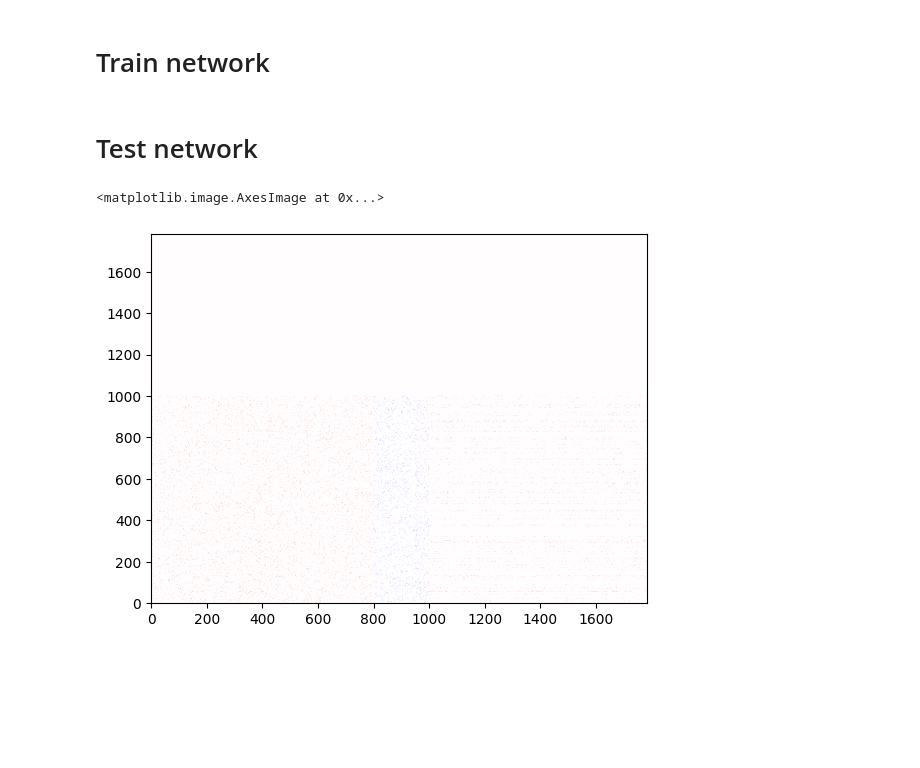
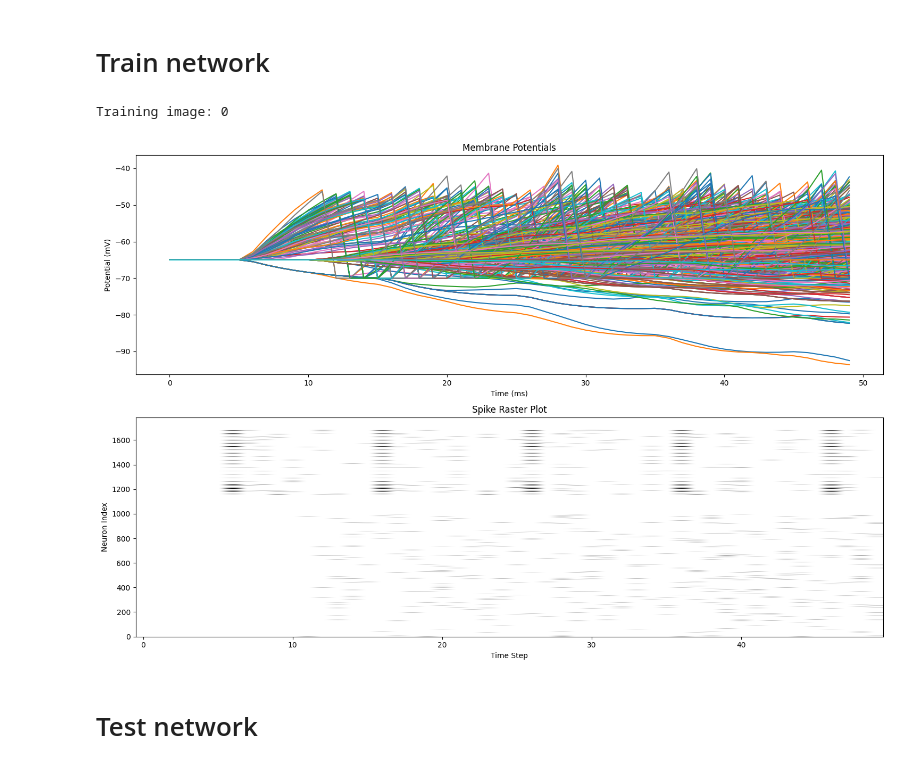
Before and after one commit to ivychad/NMC-Project, a Jupyter notebook: clean_net.ipynb, the cells around one changed output. Drawn from its saved outputs; the diff is of its cells as text; code cells hidden in the pictures; blank space fills up the shorter version.

```diff
--- a/clean_net.ipynb
+++ b/clean_net.ipynb
@@ -523,8 +793,9 @@ test_images = test_images * 255.0 / 4
 # Train network
 # %%
 key = random.PRNGKey(42)
-T = 50  # Simulation time (ms)
-dt = 0.01  # Time step (ms)
+T = 50
+dt_HH = 0.01
+dt_adex = 1
 # %%
 N = 1785
 N_main = 1000
@@ -544,22 +825,35 @@ weights = jnp.array(adj_matrix_dense).T * 1.0
 # %%
-# for n in range(1000):
-#     print("Training image:", n)
+for n in range(image_num):
+    print("Training image:", n)
 
-#     image = train_images[n].flatten()
-#     label = train_labels[n]
+    image = train_images[n].flatten()
+    label = train_labels[n]
 
-#     weights = weights.at[tuple(output_neurons), -1].set(-1.5)
+    weights = weights.at[tuple(output_neurons), -1].set(-10)
 
-#     exc = output_neurons[label]
-#     weights = weights.at[exc, -1].set(1.5)
-#     connectivity = weights
+    exc = output_neurons[label]
+    weights = weights.at[exc, -1].set(10)
+    connectivity = weights
 
-#     # weights = simulate_train(T, dt, N, N_input, key, params, weights, image)
-#     V, spikes, weights, time = simulate_train(T, dt, N, N_input, key, params, weights, image)
+    if synapse == "Fancy":
+        V, spikes, weights, time = simulate_train_fancy(T, dt, N, N_input, key, params, weights, image, neurotransmitter)
 
-#     jnp.save("trained_weights_test6.npy", weights, allow_pickle=True)
+    if synapse == "Basic" and neuron_type == "Adex":
+        params = params_adex
+        dt = dt_adex
+        V, spikes, weights, time = simulate_train_adex(T, dt_adex, N, N_input, key, params, weights, image)
 
-#     #plot_results(time, V, spikes, weights)
+    if synapse == "Basic" and neuron_type == "HH":
+        params = params_HH
+        dt = dt_HH
+        V, spikes, weights, time = HH_simulate_train(T, dt, N, N_input, key, params, weights, image)
+
+    jnp.save("trained_weights_test11.npy", weights, allow_pickle=True)
+
+    plot_results(time, V, spikes, weights)
+# %% [output]
+Training image: 0
+[figure, added]
 # %% [markdown]
 # Test network
 # %%
@@ -575,6 +866,0 @@ weights_old = jnp.array(adj_matrix_dense).T * 1.0
-# %%
-plt.figure()
-plt.imshow(weights[:,:], aspect="auto", cmap="seismic", origin="lower")
-# %% [output]
-<matplotlib.image.AxesImage at 0x...>
-[figure, removed]
```
Also changed, not shown: parts of 35 cells of this notebook, 11 other files.
